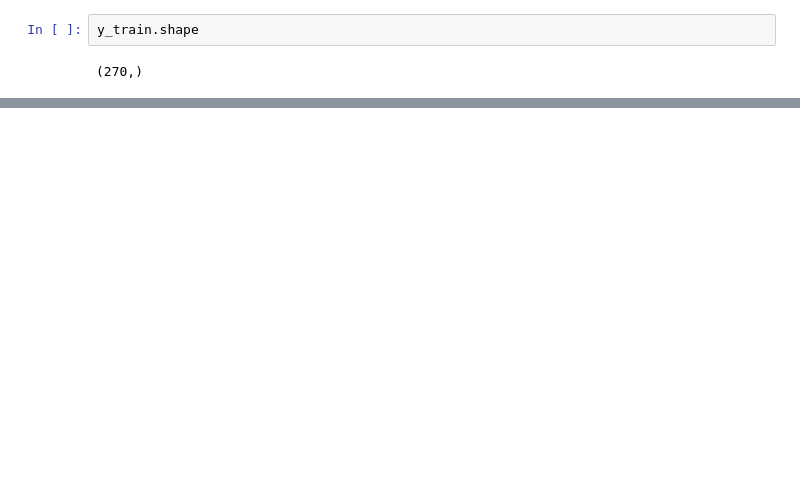
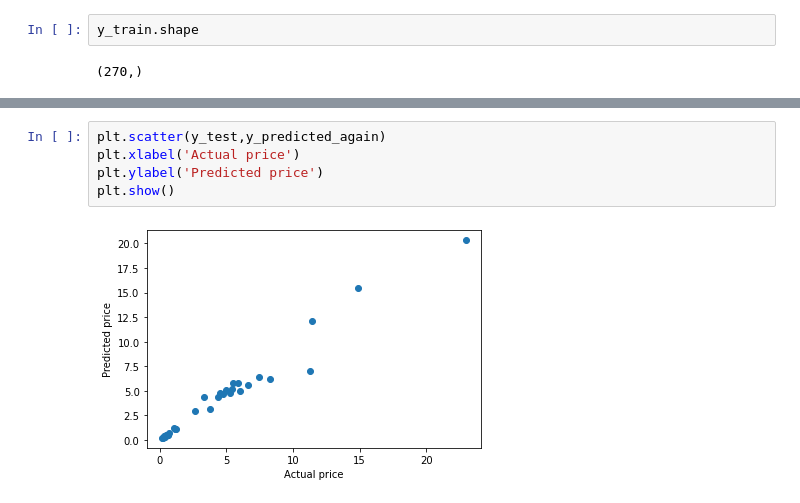
Before and after one commit to Yatharth19/ML, a Jupyter notebook: Car_price_prediction.ipynb, the cells around one changed output, grey strips where cells are left out. Drawn from its saved outputs; the diff is of its cells as text; blank space fills up the shorter version.

```diff
--- a/Car_price_prediction.ipynb
+++ b/Car_price_prediction.ipynb
@@ -311,0 +324,7 @@ model3.score(X_test,y_test)
+# %%
+plt.scatter(y_test,y_predicted_again)
+plt.xlabel('Actual price')
+plt.ylabel('Predicted price')
+plt.show()
+# %% [output]
+[figure, added]
```
Also changed, not shown: parts of 21 cells of this notebook.
